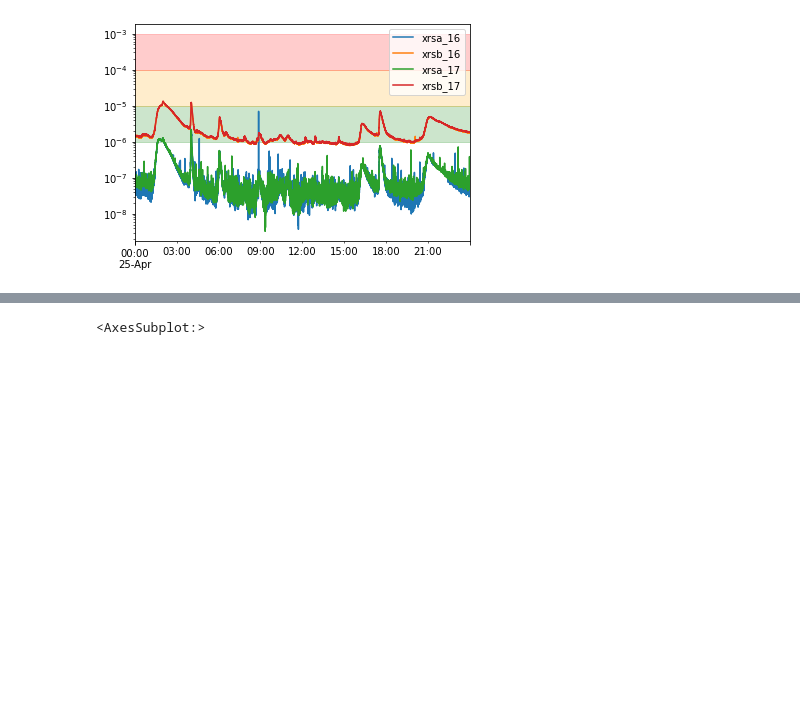
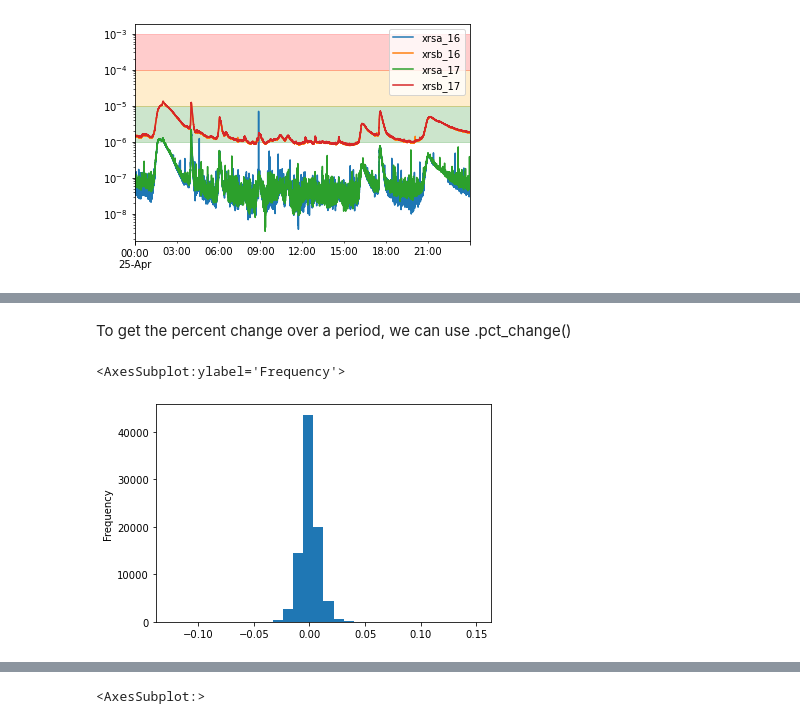
Before and after one commit to andreapy/Solar_Flare, a Jupyter notebook: Query GOES XRS.ipynb, the cells around one changed output, grey strips where cells are left out. Cells and saved outputs as stored; diff of their text form; code cells hidden in the pictures; blank space fills up the shorter version.

```diff
--- a/Query GOES XRS.ipynb
+++ b/Query GOES XRS.ipynb
@@ -83,0 +101,8 @@ ax.axhspan(10e-5,10e-4,color='red',alpha=0.2)
+# %% [markdown]
+To get the percent change over a period, we can use .pct_change()
+# %%
+### Histogram of the percent changes over time
+XRS['xrsb_17'].pct_change().plot.hist(bins=30)
+# %% [output]
+<AxesSubplot:ylabel='Frequency'>
+[figure, added]
```
Also changed, not shown: parts of 11 cells of this notebook.
